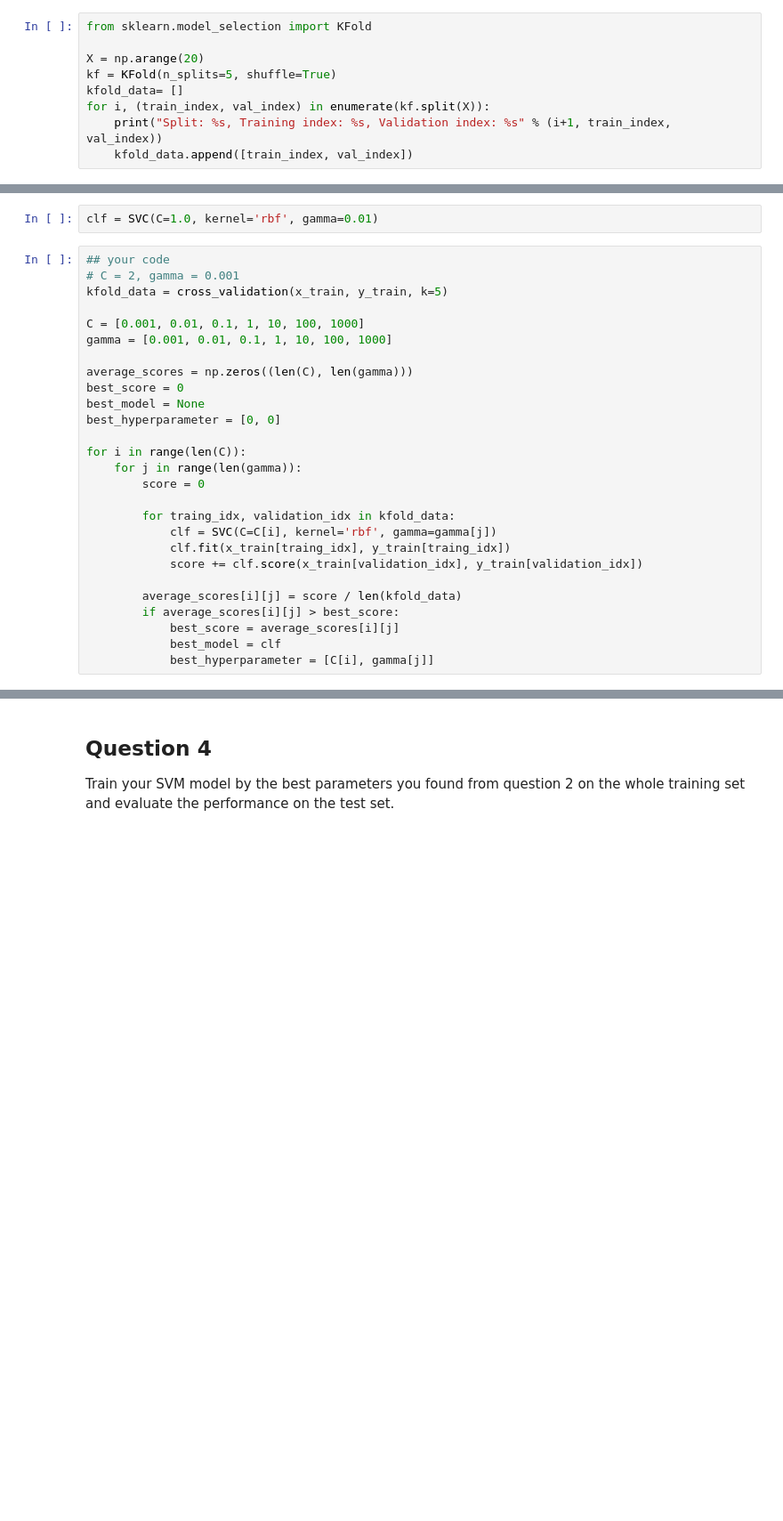
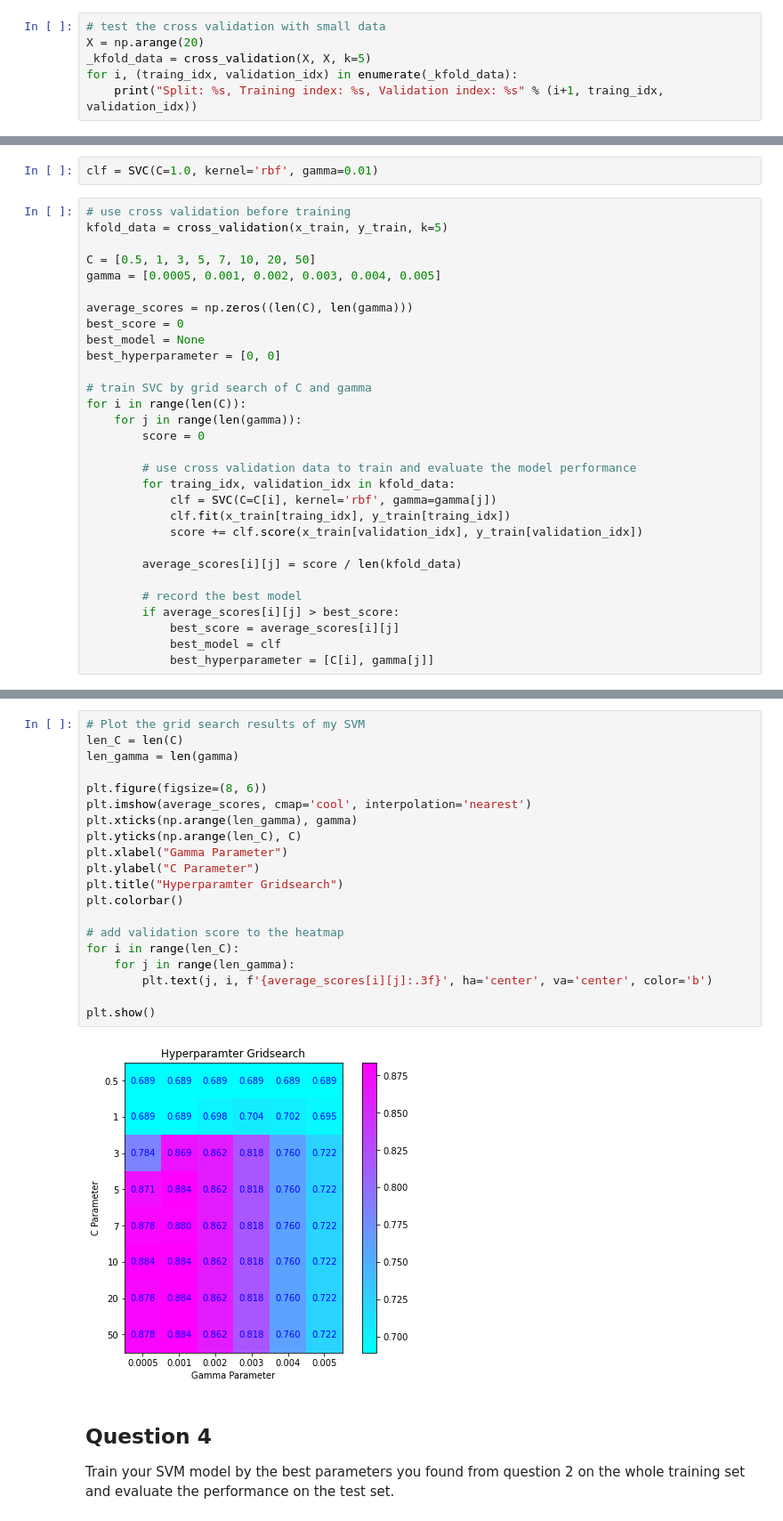
Before and after one commit to yogada508/Pattern_Recognition, a Jupyter notebook: HW4/310551079_HW4.ipynb, the cells around one changed output, grey strips where cells are left out. Shown: that part at 89% size. Cells and saved outputs as stored; diff of their text form; blank space fills up the shorter version.

```diff
--- a/HW4/310551079_HW4.ipynb
+++ b/HW4/310551079_HW4.ipynb
@@ -46,10 +47,7 @@ assert kfold_data[0][1].shape[0] == 55 # The number of data in each validation f
 # %%
-from sklearn.model_selection import KFold
-
+# test the cross validation with small data
 X = np.arange(20)
-kf = KFold(n_splits=5, shuffle=True)
-kfold_data= []
-for i, (train_index, val_index) in enumerate(kf.split(X)):
-    print("Split: %s, Training index: %s, Validation index: %s" % (i+1, train_index, val_index))
-    kfold_data.append([train_index, val_index])
+_kfold_data = cross_validation(X, X, k=5)
+for i, (traing_idx, validation_idx) in enumerate(_kfold_data):
+    print("Split: %s, Training index: %s, Validation index: %s" % (i+1, traing_idx, validation_idx))
 # %% [output]
@@ -68,28 +62,31 @@ Using sklearn.svm.SVC to train a classifier on the provided train set and conduc
 # %%
 clf = SVC(C=1.0, kernel='rbf', gamma=0.01)
 # %%
-## your code
-# C = 2, gamma = 0.001
+# use cross validation before training
 kfold_data = cross_validation(x_train, y_train, k=5)
 
-C = [0.001, 0.01, 0.1, 1, 10, 100, 1000]
-gamma = [0.001, 0.01, 0.1, 1, 10, 100, 1000]
+C = [0.5, 1, 3, 5, 7, 10, 20, 50]
+gamma = [0.0005, 0.001, 0.002, 0.003, 0.004, 0.005]
 
 average_scores = np.zeros((len(C), len(gamma)))
 best_score = 0
 best_model = None
 best_hyperparameter = [0, 0]
 
+# train SVC by grid search of C and gamma
 for i in range(len(C)):
     for j in range(len(gamma)):
         score = 0
 
+        # use cross validation data to train and evaluate the model performance
         for traing_idx, validation_idx in kfold_data:
             clf = SVC(C=C[i], kernel='rbf', gamma=gamma[j])
             clf.fit(x_train[traing_idx], y_train[traing_idx])
             score += clf.score(x_train[validation_idx], y_train[validation_idx])
 
         average_scores[i][j] = score / len(kfold_data)
+
+        # record the best model
         if average_scores[i][j] > best_score:
             best_score = average_scores[i][j]
             best_model = clf
@@ -109,6 +101,28 @@ Accuracy score:  0.8958333333333334
 ## Question 3
 Plot the grid search results of your SVM. The x, y represents the hyperparameters of “gamma” and “C”, respectively. And the color represents the average score of validation folds
 You reults should be look like this reference image below ![image](https://miro.medium.com/max/1296/1*wGWTup9r4cVytB5MOnsjdQ.png)
+# %%
+# Plot the grid search results of my SVM
+len_C = len(C)
+len_gamma = len(gamma)
+
+plt.figure(figsize=(8, 6))
+plt.imshow(average_scores, cmap='cool', interpolation='nearest')
+plt.xticks(np.arange(len_gamma), gamma)
+plt.yticks(np.arange(len_C), C)
+plt.xlabel("Gamma Parameter")
+plt.ylabel("C Parameter")
+plt.title("Hyperparamter Gridsearch")
+plt.colorbar()
+
+# add validation score to the heatmap
+for i in range(len_C):
+    for j in range(len_gamma):
+        plt.text(j, i, f'{average_scores[i][j]:.3f}', ha='center', va='center', color='b')
+
+plt.show()
+# %% [output]
+[figure, added]
 # %% [markdown]
 ## Question 4
 Train your SVM model by the best parameters you found from question 2 on the whole training set and evaluate the performance on the test set.
```
Also changed, not shown: parts of 10 cells of this notebook, 1 other file.
